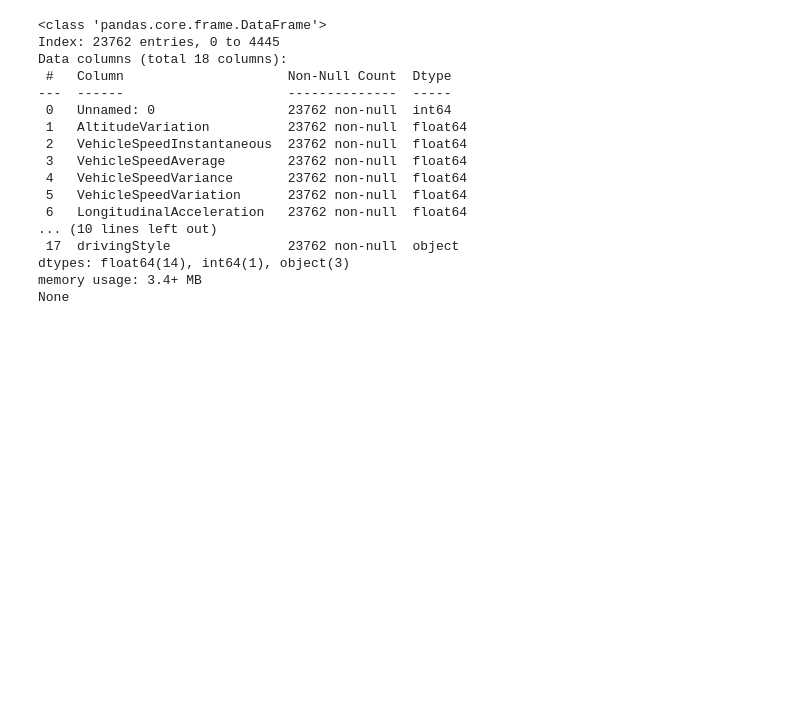
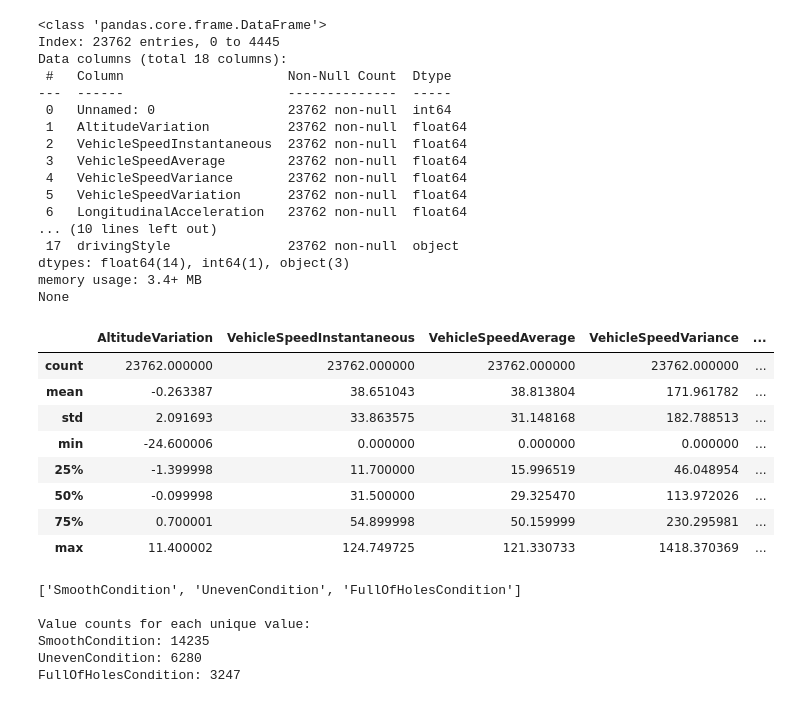
Before and after one commit to benfitzgerald23/ML-Classification-Assignment, a Jupyter notebook: Machine Learning Group Project.ipynb, the cells around one changed output. Cells and saved outputs as stored; diff of their text form; code cells hidden in the pictures; blank space fills up the shorter version.

```diff
--- a/Machine Learning Group Project.ipynb
+++ b/Machine Learning Group Project.ipynb
@@ -51,0 +57,12 @@ None
+# %%
+alldf.describe()
+# %% [output]
+|  | AltitudeVariation | VehicleSpeedInstantaneous | VehicleSpeedAverage | VehicleSpeedVariance | ... |
+| count | 23762.000000 | 23762.000000 | 23762.000000 | 23762.000000 | ... |
+| mean | -0.263387 | 38.651043 | 38.813804 | 171.961782 | ... |
+| std | 2.091693 | 33.863575 | 31.148168 | 182.788513 | ... |
+| min | -24.600006 | 0.000000 | 0.000000 | 0.000000 | ... |
+| 25% | -1.399998 | 11.700000 | 15.996519 | 46.048954 | ... |
+| 50% | -0.099998 | 31.500000 | 29.325470 | 113.972026 | ... |
+| 75% | 0.700001 | 54.899998 | 50.159999 | 230.295981 | ... |
+| max | 11.400002 | 124.749725 | 121.330733 | 1418.370369 | ... |
@@ -51,0 +71,16 @@ None
+# %%
+road_surf_unique = list(alldf["roadSurface"].unique())
+
+print(road_surf_unique)
+
+print("\nValue counts for each unique value:")
+for value in road_surf_unique:
+    count = alldf["roadSurface"].value_counts()[value]
+    print(f"{value}: {count}")
+# %% [output]
+['SmoothCondition', 'UnevenCondition', 'FullOfHolesCondition']
+
+Value counts for each unique value:
+SmoothCondition: 14235
+UnevenCondition: 6280
+FullOfHolesCondition: 3247
```
Also changed, not shown: parts of 7 cells of this notebook.
